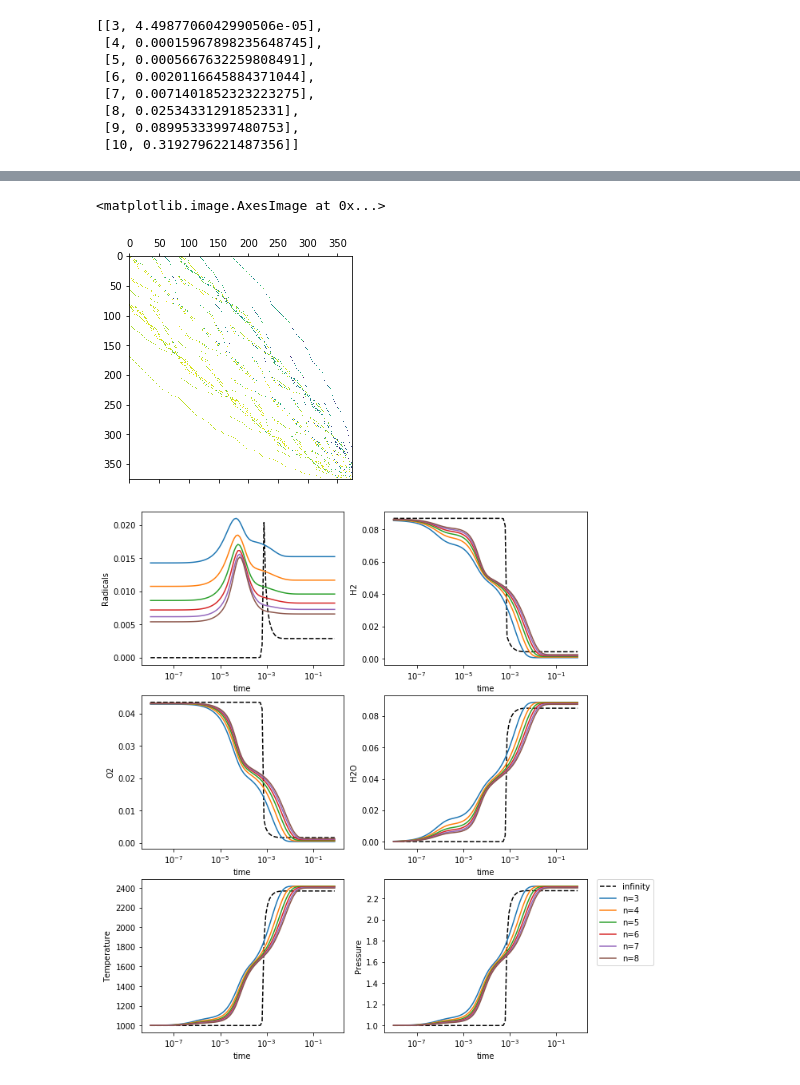
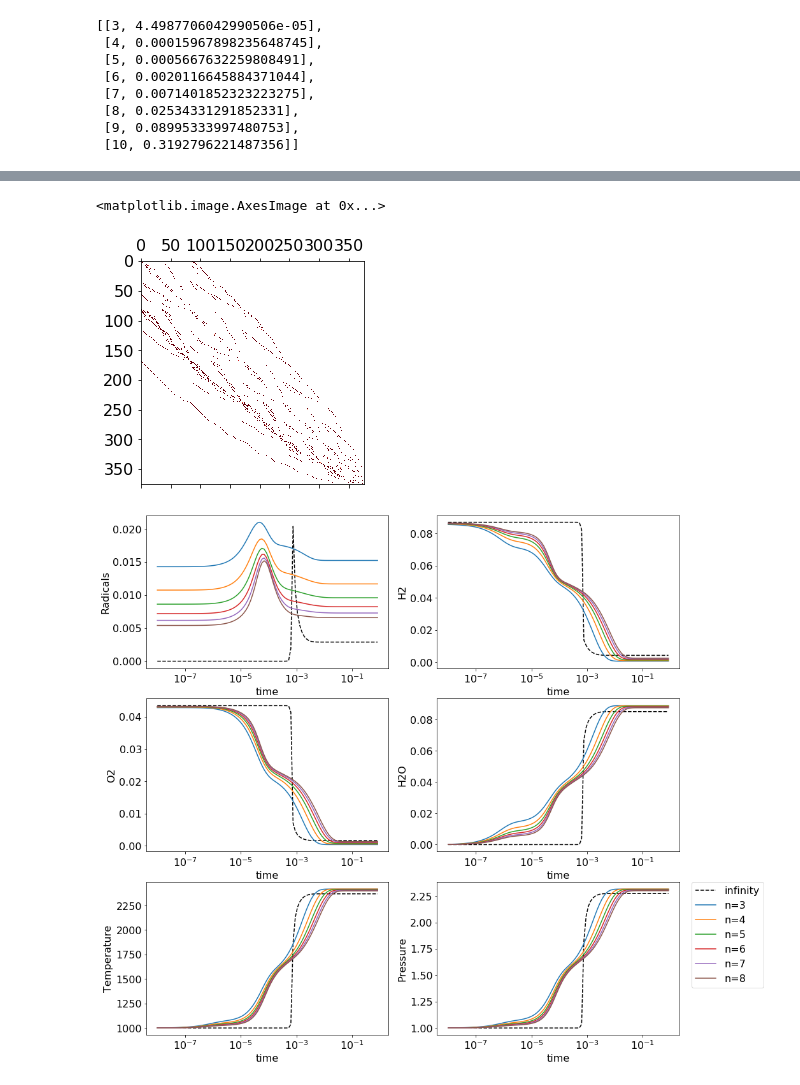
Before and after one commit to znicolaou/ratematrix, a Jupyter notebook: plots.ipynb, the cells around one changed output, grey strips where cells are left out. Saved outputs shown, nothing was run; the diff lists cells and outputs as text; code cells hidden in the pictures.

```diff
--- a/plots.ipynb
+++ b/plots.ipynb
@@ -4,0 +47,10 @@ from scipy.sparse import coo_matrix
+# %%
+cmap = plt.cm.get_cmap("Reds")
+cmap.set_under("white")
+mean=np.mean(matrices)
+for n in range(len(evals)):
+    plt.matshow(matrices[n], cmap=cmap, vmin=1, vmax=mean)
+    plt.xlim(0,53)
+    plt.ylim(0,53)
+    plt.savefig('matrix/'+str(n).zfill(4)+'.png',bbox_inches='tight')
+    plt.close()
@@ -4,0 +65,20 @@ from scipy.sparse import coo_matrix
+# %%
+for n in range(len(evals)):
+    plt.figure(figsize=(7, 5))
+    plt.plot(np.real(evals[n]),np.imag(evals[n]),'bo')
+    plt.xlim((1.1*np.min(np.real(evals)),1.1*np.max(np.real(evals))))
+    plt.ylim((1.1*np.min(np.imag(evals)),1.1*np.max(np.imag(evals))))
+    plt.xlabel(r"$-1/\tau_i$")
+    plt.ylabel(r"$\omega_i$")
+    plt.savefig('spectrum1/'+str(n).zfill(4)+'.png',bbox_inches='tight')
+    plt.close()
+# %%
+fig,ax=plt.subplots(1,2,figsize=(15, 5))
+ax[1].semilogy(np.arange(len(evals[250,1:])),-1/np.real(evals[250,1:]), 'bo')
+ax[1].set_ylim(1e-12,1e5)
+ax[1].set_xlabel('$i$')
+ax[1].set_ylabel(r"$\tau_i$");
+ax[0].plot(np.arange(len(evals[250,1:])),np.imag(evals[250,1:]), 'bo')
+ax[0].set_ylim(-1e6,1e6)
+ax[0].set_xlabel('$i$')
+ax[0].set_ylabel(r"$\omega_i$");
@@ -4,0 +87,13 @@ from scipy.sparse import coo_matrix
+# %%
+for n in range(len(evals)):
+    fig,ax=plt.subplots(1,2,figsize=(15, 5))
+    ax[1].semilogy(np.arange(len(evals[n,1:])),-1/np.real(evals[n,1:]), 'bo')
+    ax[1].set_ylim(1e-12,1e5)
+    ax[1].set_xlabel('$i$')
+    ax[1].set_ylabel(r"$\tau_i$");
+    ax[0].plot(np.arange(len(evals[n,1:])),np.imag(evals[n,1:]), 'bo')
+    ax[0].set_ylim(-1e6,1e6)
+    ax[0].set_xlabel('$i$')
+    ax[0].set_ylabel(r"$\omega_i$");
+    plt.savefig('spectrum2/'+str(n).zfill(4)+'.png')
+    plt.close()
@@ -74,12 +173,15 @@ rows=np.load(filebase+"rows.npy")
 columns=np.load(filebase+"columns.npy")
 data=np.load(filebase+"data.npy")
 ratematrix=coo_matrix((np.array(data),(np.array(rows),np.array(columns))),(int(dim),int(dim)))
-plt.matshow(np.log(ratematrix.toarray()))
+cmap = plt.cm.get_cmap("Reds")
+cmap.set_under("white")
+scale=np.mean(np.abs(ratematrix.toarray()[np.where(ratematrix.toarray()!=0)]))/1e6
+plt.matshow(ratematrix.toarray(), vmin=1, vmax=scale, cmap=cmap)
 # %% [output]
 <matplotlib.image.AxesImage at 0x...>
-[figure, old version]
+[figure, new version]
 # %%
-fig, ax = plt.subplots(3, 2,figsize=(10, 12))
+fig, ax = plt.subplots(3, 2,figsize=(15, 15))
 concentrations=np.load("data/h2o2concentrations.npy");
 times2=np.load("data/h2o2times.npy");
 temperatures2=np.load("data/h2o2temperatures.npy");
@@ -98,31 +200,31 @@ ax[1,0].set_ylabel("O2")
 ax[1,1].set_ylabel("H2O")
 ax[2,0].set_ylabel("Temperature")
 ax[2,1].set_ylabel("Pressure")
 
 
 ax[0,0].semilogx(times2,concentrations[:,1]+concentrations[:,2]+concentrations[:,4]+concentrations[:,6], "--", label="infinity", color="black")
 ax[0,1].semilogx(times2,concentrations[:,0], "--", label="infinity", color="black")
 ax[1,0].semilogx(times2,concentrations[:,3], "--", label="infinity", color="black")
 ax[1,1].semilogx(times2,concentrations[:,5], "--", label="infinity", color="black")
 ax[2,0].semilogx(times2,temperatures2, "--", label="infinity", color="black")
 ax[2,1].semilogx(times2,pressures2, "--", label="infinity", color="black")
 
 
 for n in range(3,9):
     filebase="data/h2o2/"+str(n)+"/"
     propogate=np.load(filebase+"propogate.npy")
     temperatures=np.load(filebase+"temperatures.npy")
     pressures=np.load(filebase+"pressures.npy")
     times=np.load(filebase+"times.npy")
     multiindices=np.load(filebase+"multiindices.npy")
     spatoms=np.load(filebase+"spatoms.npy")
     ax[0,0].semilogx(times,np.sum(propogate.dot(np.diag((multiindices[:,1]+multiindices[:,2]+multiindices[:,4]+multiindices[:,6])/np.sum(multiindices,axis=1))),axis=1),label="n="+str(n))
     ax[0,1].semilogx(times,np.sum(propogate.dot(np.diag(multiindices[:,0]/np.sum(multiindices,axis=1))),axis=1),label="n="+str(n))
     ax[1,0].semilogx(times,np.sum(propogate.dot(np.diag(multiindices[:,3]/np.sum(multiindices,axis=1))),axis=1),label="n="+str(n))
     ax[1,1].semilogx(times,np.sum(propogate.dot(np.diag(multiindices[:,5])/np.sum(multiindices,axis=1)),axis=1),label="n="+str(n))
     ax[2,0].semilogx(times,np.sum(propogate.dot(np.diag(temperatures)),axis=1),label="n="+str(n))
     ax[2,1].semilogx(times,np.sum(propogate.dot(np.diag(pressures)),axis=1),label="n="+str(n))
 plt.legend(bbox_to_anchor=(1.05, 1), loc='upper left', borderaxespad=0.)
 plt.savefig("plots.pdf")
 # %% [output]
-[figure, old version]
+[figure, new version]
```
Also changed, not shown: parts of 10 cells of this notebook, 2 other files.
